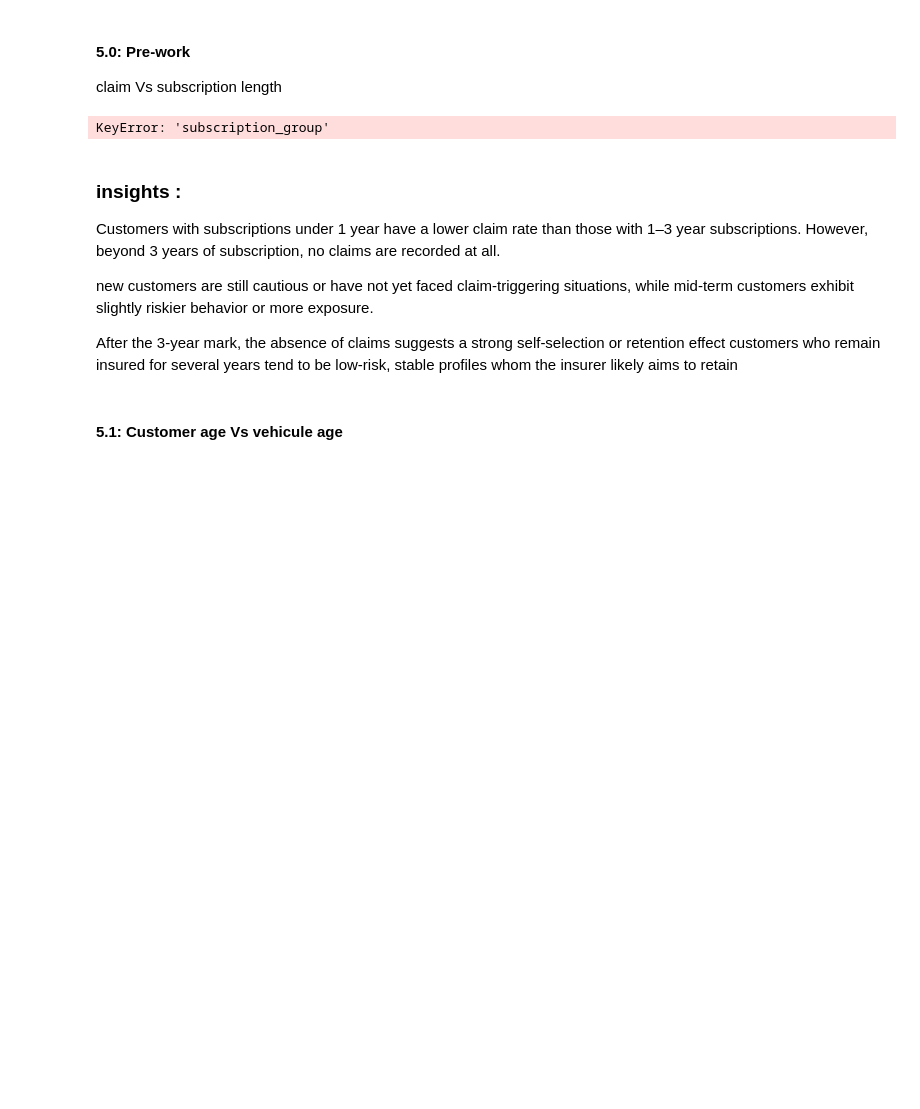
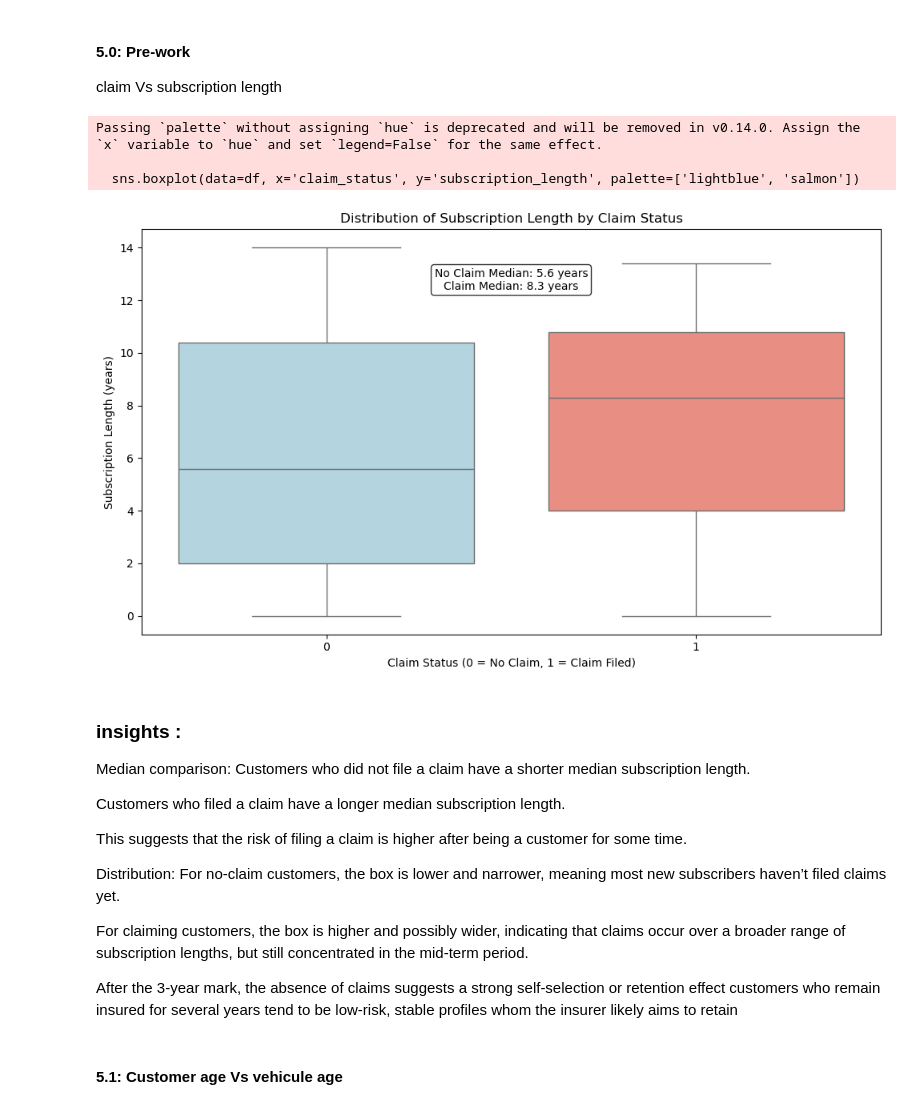
Before and after one commit to tlilimaryem7-cloud/project-2-eda-sql, a Jupyter notebook: EDA_insurance_claim.ipynb, the cells around one changed output. Drawn from its saved outputs; the diff is of its cells as text; code cells hidden in the pictures; blank space fills up the shorter version.

```diff
--- a/EDA_insurance_claim.ipynb
+++ b/EDA_insurance_claim.ipynb
@@ -693,40 +693,39 @@ the duration a customer stays insured is a major indicator of whether they are l
 # %% [markdown]
 #### 5.0: Pre-work
 claim Vs subscription length
-# %%
-# Calculate claim rate (%)
-claim_by_subscription = (
-    df_cleaned.groupby('subscription_group')['claim_status']
-    .mean()
-    .mul(100)
-    .reset_index()
-    .rename(columns={'claim_status': 'Claim Rate (%)'})
-)
-
-# Visualize
-plt.figure(figsize=(7,5))
-sns.barplot(
-    data=claim_by_subscription,
-    x='subscription_group',
-    y='Claim Rate (%)',
-    palette="YlOrRd"
-)
-plt.title("Claim Rate by Subscription Length")
-plt.xlabel("Subscription Length Group")
-plt.ylabel("Claim Rate (%)")
-plt.tight_layout()
-plt.show()
-
-# Display table for clarity
-claim_by_subscription
-# %% [output]
-KeyError: 'subscription_group'
+# %%
+# Create boxplot showing subscription length distribution for each claim status
+plt.figure(figsize=(10, 6))
+sns.boxplot(data=df, x='claim_status', y='subscription_length', palette=['lightblue', 'salmon'])
+plt.xlabel('Claim Status (0 = No Claim, 1 = Claim Filed)')
+plt.ylabel('Subscription Length (years)')
+plt.title('Distribution of Subscription Length by Claim Status')
+# Add statistical information
+no_claim_median = df[df['claim_status'] == 0]['subscription_length'].median()
+claim_median = df[df['claim_status'] == 1]['subscription_length'].median()
+plt.text(0.5, plt.ylim()[1] * 0.9,
+         f'No Claim Median: {no_claim_median:.1f} years\nClaim Median: {claim_median:.1f} years',
+         ha='center', va='top', bbox=dict(boxstyle='round', facecolor='white', alpha=0.8))
+plt.tight_layout()
+plt.show()
+# %% [output]
+Passing `palette` without assigning `hue` is deprecated and will be removed in v0.14.0. Assign the `x` variable to `hue` and set `legend=False` for the same effect.
+
+  sns.boxplot(data=df, x='claim_status', y='subscription_length', palette=['lightblue', 'salmon'])
+[figure, added]
 # %% [markdown]
 ### insights :
-Customers with subscriptions under 1 year have a lower claim rate than those with 1–3 year subscriptions.
-However, beyond 3 years of subscription, no claims are recorded at all.
+Median comparison:
+Customers who did not file a claim have a shorter median subscription length.
 
-new customers are still cautious or have not yet faced claim-triggering situations, while mid-term customers exhibit slightly riskier behavior or more exposure.
+Customers who filed a claim have a longer median subscription length.
+
+This suggests that the risk of filing a claim is higher after being a customer for some time.
+
+Distribution:
+For no-claim customers, the box is lower and narrower, meaning most new subscribers haven’t filed claims yet.
+
+For claiming customers, the box is higher and possibly wider, indicating that claims occur over a broader range of subscription lengths, but still concentrated in the mid-term period.
 
 After the 3-year mark, the absence of claims suggests a strong self-selection or retention effect customers who remain insured for several years tend to be low-risk, stable profiles whom the insurer likely aims to retain
 # %%
```
Also changed, not shown: parts of 5 cells of this notebook.
